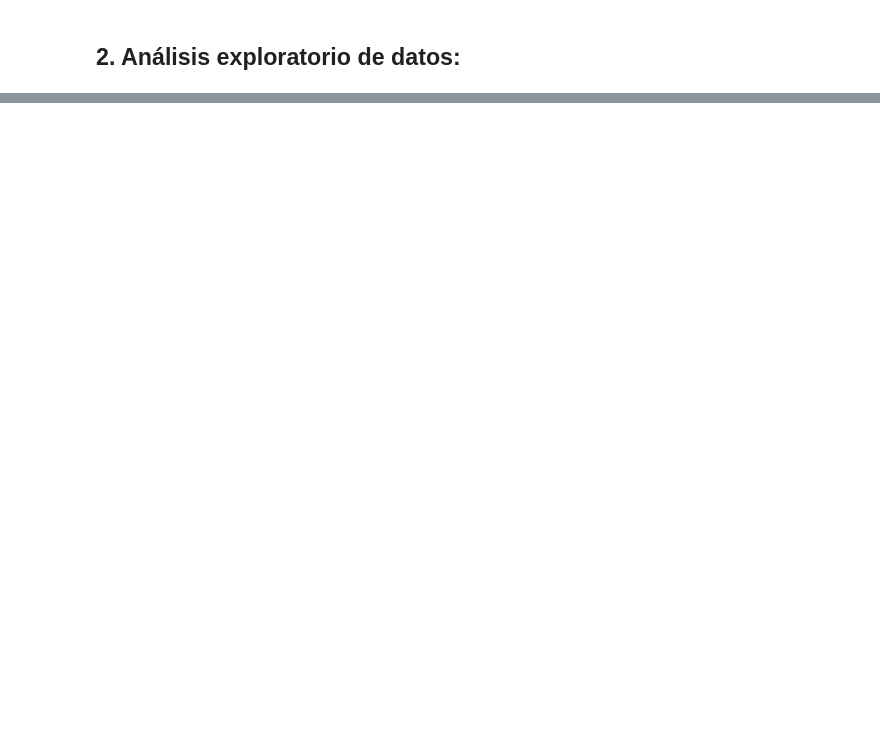
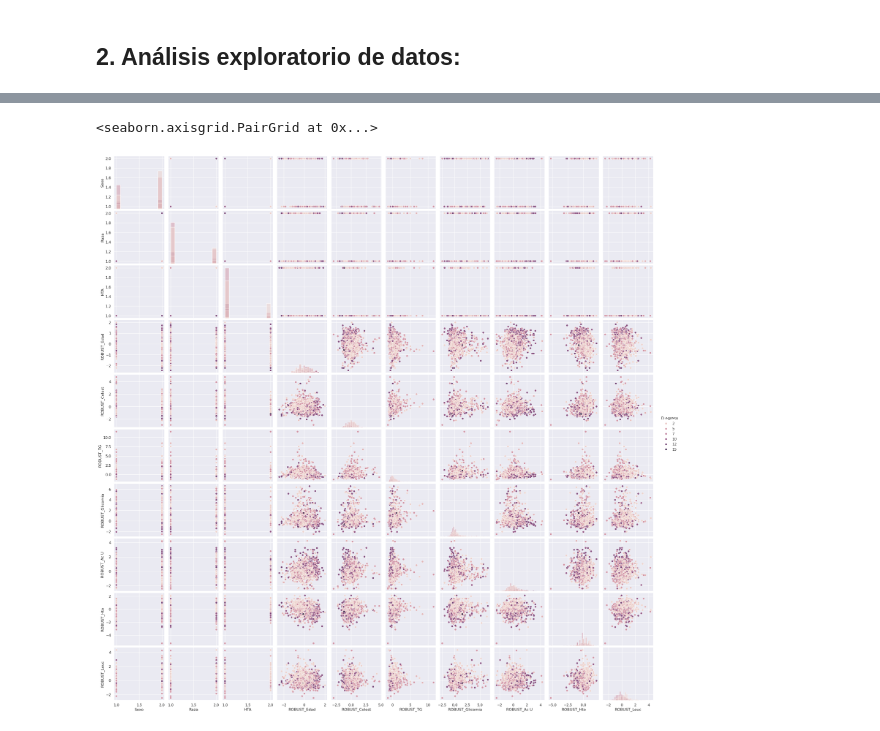
Before and after one commit to rguez4828/CURSO_CDIA, a Jupyter notebook: proyecto_coronario_cdia_2.ipynb, the cells around one changed output, grey strips where cells are left out. Drawn from its saved outputs; the diff is of its cells as text; code cells hidden in the pictures; blank space fills up the shorter version.

```diff
--- a/proyecto_coronario_cdia_2.ipynb
+++ b/proyecto_coronario_cdia_2.ipynb
@@ -21,2 +110,16 @@ Para acceder a los datos se publicó el proyecto en [Github](https://github.com/
 # %% [markdown]
 ## 2. Análisis exploratorio de datos:
+# %%
+import pandas as pd
+import numpy as np
+
+import warnings
+warnings.filterwarnings("ignore")
+
+pd.set_option('future.no_silent_downcasting', True)
+
+url_base = 'https://github.com/rguez4828/CURSO_CDIA/raw/refs/heads/master/Data/Coronario_Nacional/'
+nombre_archivo = 'Coronario_DB_dropna.csv'
+ruta_archivo = url_base + nombre_archivo
+
+df_coronario_clf = pd.read_csv(ruta_archivo)
@@ -22,0 +413,10 @@ Para acceder a los datos se publicó el proyecto en [Github](https://github.com/
+# %%
+caracteristica = ['Sexo', 'Raza', 'HTA', 'H Fum', 'Obes', 'Disl', 'DM', 'IMA ant', 'FEVI ' ,'ROBUST_Edad', 'ROBUST_Colest', 'ROBUST_TG', 'ROBUST_Glicemia', 'ROBUST_Ac U', 'ROBUST_Hto', 'ROBUST_Leuc', 'C de coro', 'Complic en ACTP', 'Complicac']
+etiqueta = 'D egreso'
+
+X = df_coronario_clf[caracteristica].values # Entrada
+Y = df_coronario_clf[etiqueta].values # Salida
+
+# Imprimir algunos ejemplos
+for n in range(0,4):
+    print("\n Paciente", str(n+1), "\n  Características:",list(X[n]), "\n  etiqueta:", Y[n])
@@ -22,0 +460,5 @@ Para acceder a los datos se publicó el proyecto en [Github](https://github.com/
+# %%
+sns.pairplot(df_coronario_clf[[etiqueta, 'Sexo', 'Raza', 'HTA', 'ROBUST_Edad', 'ROBUST_Colest', 'ROBUST_TG', 'ROBUST_Glicemia', 'ROBUST_Ac U', 'ROBUST_Hto', 'ROBUST_Leuc']], hue = etiqueta, diag_kind="hist")
+# %% [output]
+<seaborn.axisgrid.PairGrid at 0x...>
+[figure, added]
```
Also changed, not shown: parts of 40 cells of this notebook, 2 other files.
